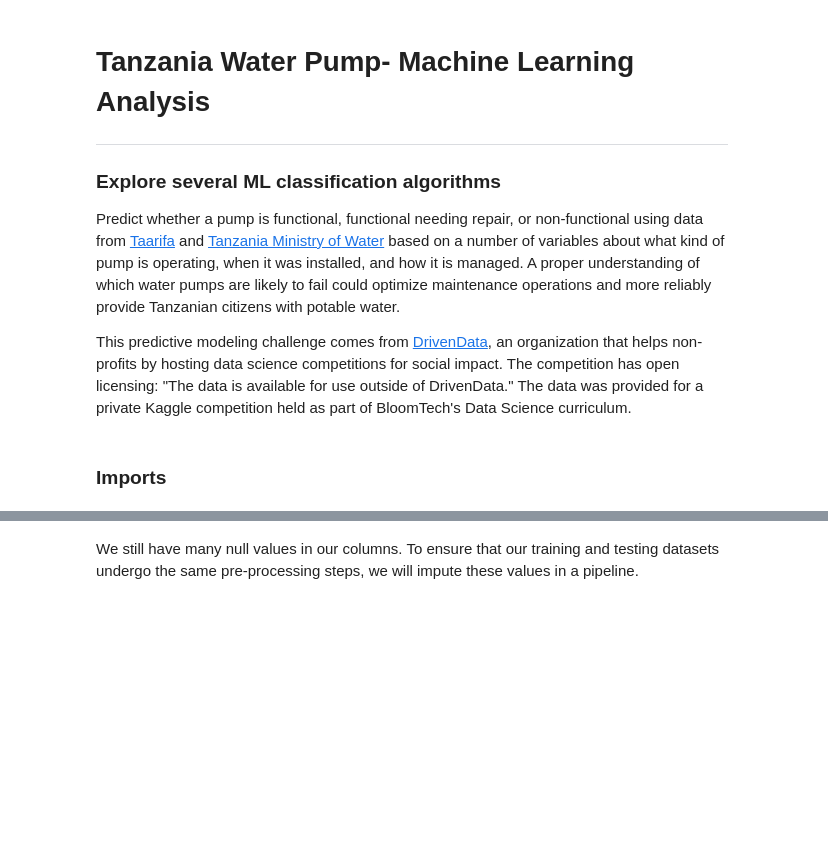
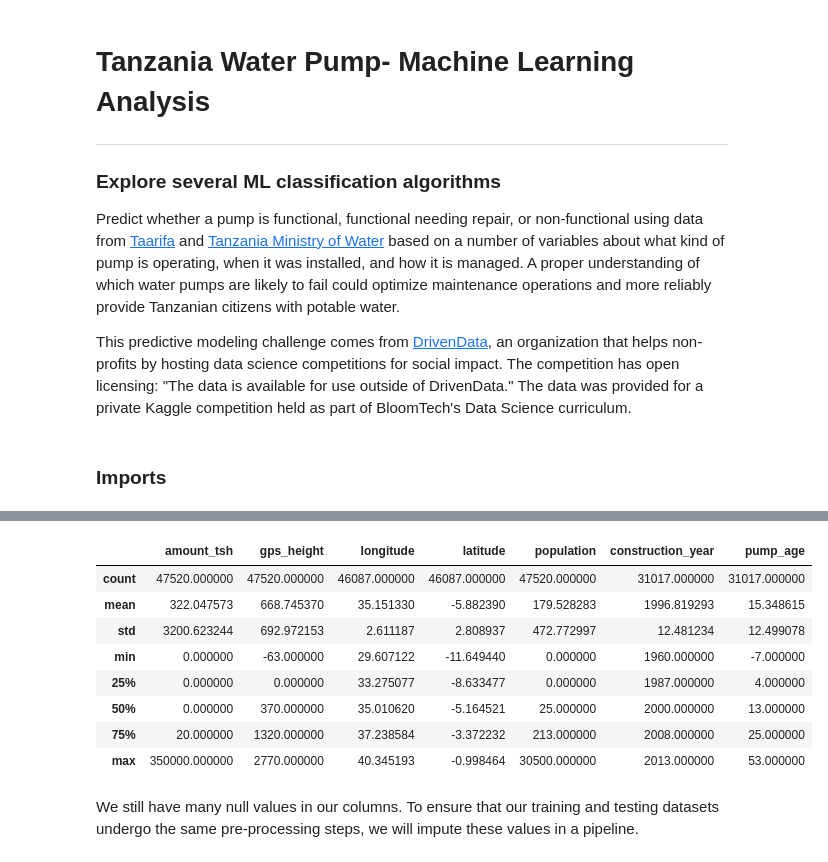
Before and after one commit to ErinNC/Tanzania-Water-Pumps, a Jupyter notebook: Tanzania_Water_Pump_ML_Analysis.ipynb, the cells around one changed output, grey strips where cells are left out. Saved outputs shown, nothing was run; the diff lists cells and outputs as text; code cells hidden in the pictures; blank space fills up the shorter version.

```diff
--- a/Tanzania_Water_Pump_ML_Analysis.ipynb
+++ b/Tanzania_Water_Pump_ML_Analysis.ipynb
@@ -122,3 +161,15 @@ X_test.head()
+# %%
+df.describe()
+# %% [output]
+|  | amount_tsh | gps_height | longitude | latitude | population | construction_year | pump_age |
+| count | 47520.000000 | 47520.000000 | 46087.000000 | 46087.000000 | 47520.000000 | 31017.000000 | 31017.000000 |
+| mean | 322.047573 | 668.745370 | 35.151330 | -5.882390 | 179.528283 | 1996.819293 | 15.348615 |
+| std | 3200.623244 | 692.972153 | 2.611187 | 2.808937 | 472.772997 | 12.481234 | 12.499078 |
+| min | 0.000000 | -63.000000 | 29.607122 | -11.649440 | 0.000000 | 1960.000000 | -7.000000 |
+| 25% | 0.000000 | 0.000000 | 33.275077 | -8.633477 | 0.000000 | 1987.000000 | 4.000000 |
+| 50% | 0.000000 | 370.000000 | 35.010620 | -5.164521 | 25.000000 | 2000.000000 | 13.000000 |
+| 75% | 20.000000 | 1320.000000 | 37.238584 | -3.372232 | 213.000000 | 2008.000000 | 25.000000 |
+| max | 350000.000000 | 2770.000000 | 40.345193 | -0.998464 | 30500.000000 | 2013.000000 | 53.000000 |
 # %% [markdown]
 We still have many null values in our columns. To ensure that our training and testing datasets undergo the same pre-processing steps, we will impute these values in a pipeline.
 # %% [markdown]
```
Also changed, not shown: parts of 20 cells of this notebook, 2 other files.
